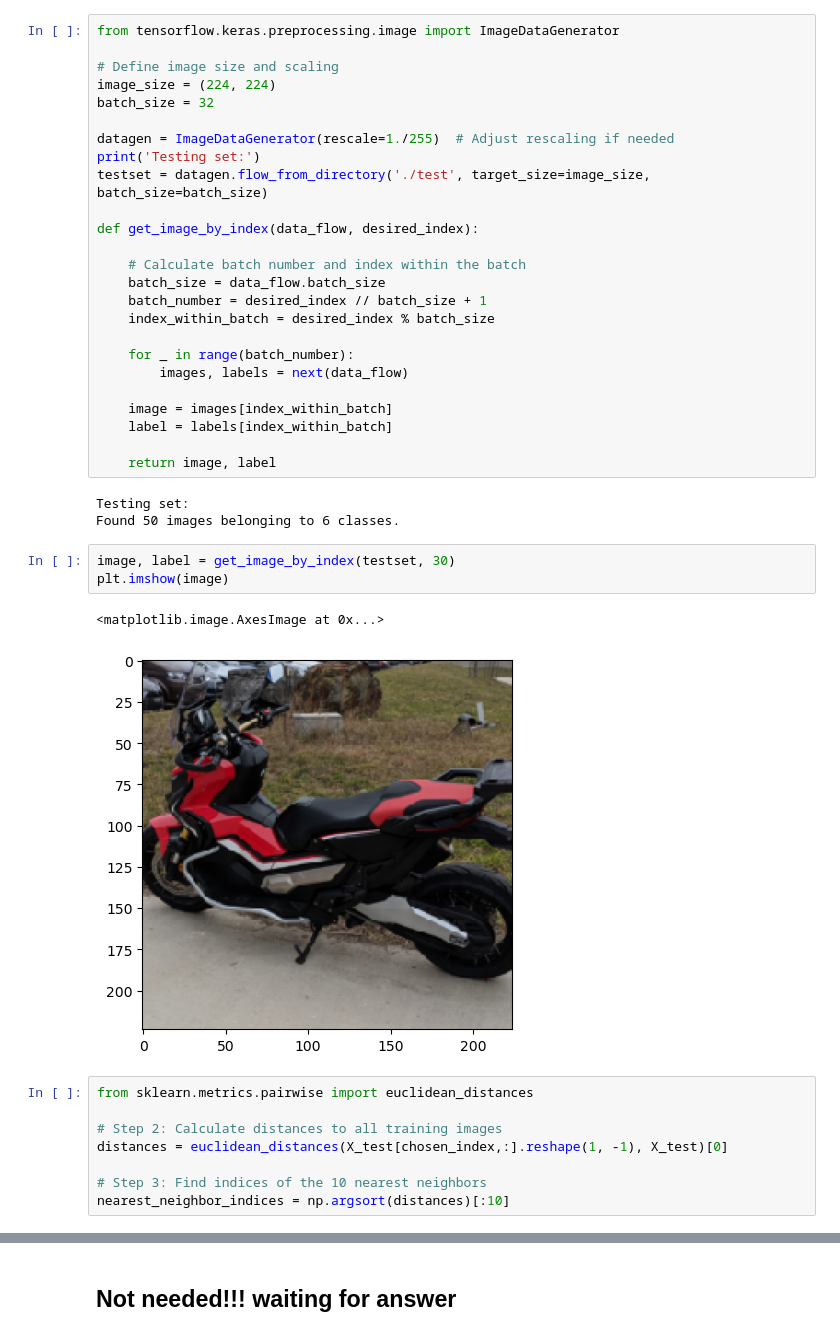
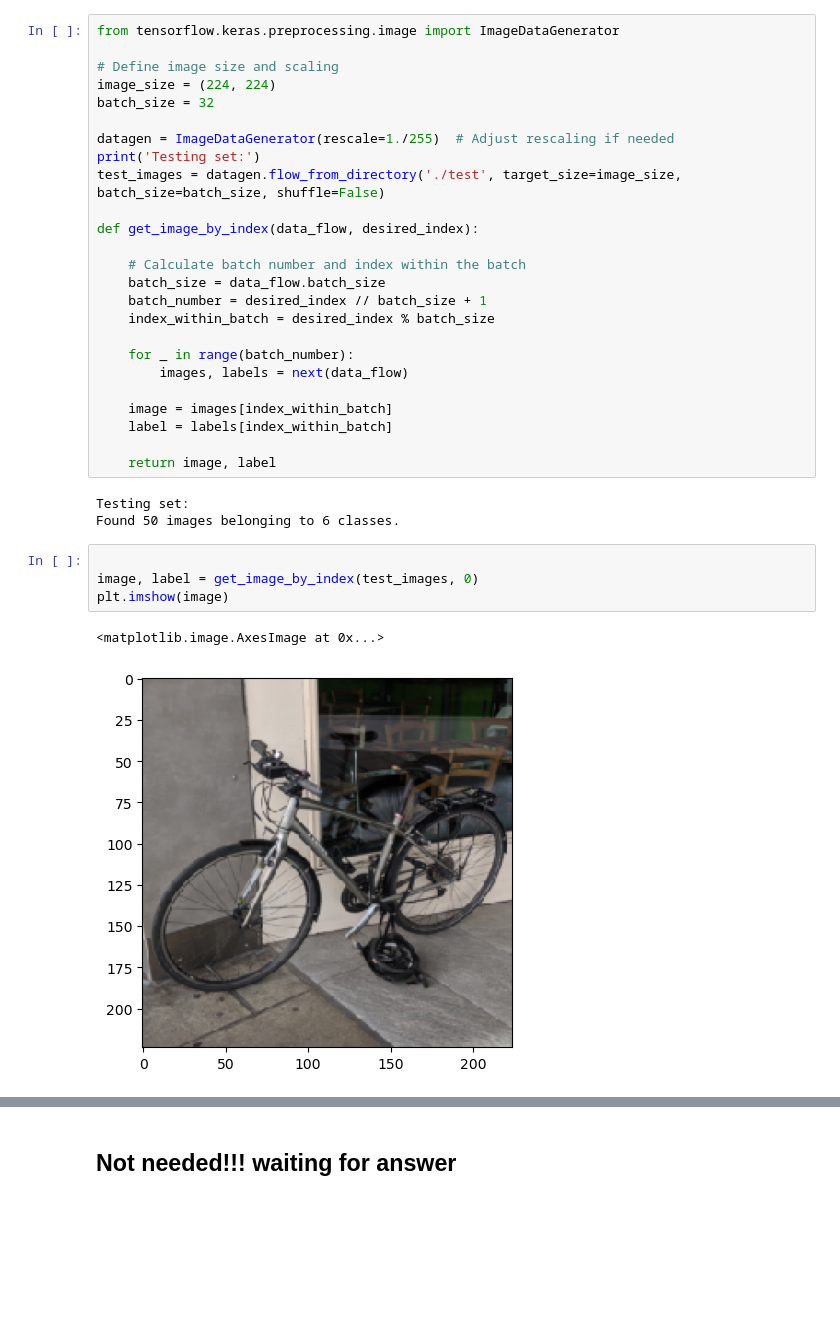
Before and after one commit to miguelfaf10/epfl_extension_school, a Jupyter notebook: 4_machine-learning-II_project/03-Visual-search-with-k-NN.ipynb, the cells around one changed output, grey strips where cells are left out. Cells and saved outputs as stored; diff of their text form; blank space fills up the shorter version.

```diff
--- a/4_machine-learning-II_project/03-Visual-search-with-k-NN.ipynb
+++ b/4_machine-learning-II_project/03-Visual-search-with-k-NN.ipynb
@@ -165,7 +165,7 @@ batch_size = 32
 
 datagen = ImageDataGenerator(rescale=1./255)  # Adjust rescaling if needed
 print('Testing set:')
-testset = datagen.flow_from_directory('./test', target_size=image_size, batch_size=batch_size)
+test_images = datagen.flow_from_directory('./test', target_size=image_size, batch_size=batch_size, shuffle=False)
 
 def get_image_by_index(data_flow, desired_index):
 
@@ -185,16 +185,9 @@ def get_image_by_index(data_flow, desired_index):
 Testing set:
 Found 50 images belonging to 6 classes.
 # %%
-image, label = get_image_by_index(testset, 30)
+
+image, label = get_image_by_index(test_images, 0)
 plt.imshow(image)
 # %% [output]
 <matplotlib.image.AxesImage at 0x...>
-[figure, old version]
+[figure, new version]
-# %%
-from sklearn.metrics.pairwise import euclidean_distances
-
-# Step 2: Calculate distances to all training images
-distances = euclidean_distances(X_test[chosen_index,:].reshape(1, -1), X_test)[0]
-
-# Step 3: Find indices of the 10 nearest neighbors
-nearest_neighbor_indices = np.argsort(distances)[:10]
```
Also changed, not shown: parts of 4 cells of this notebook, 2 other files.
